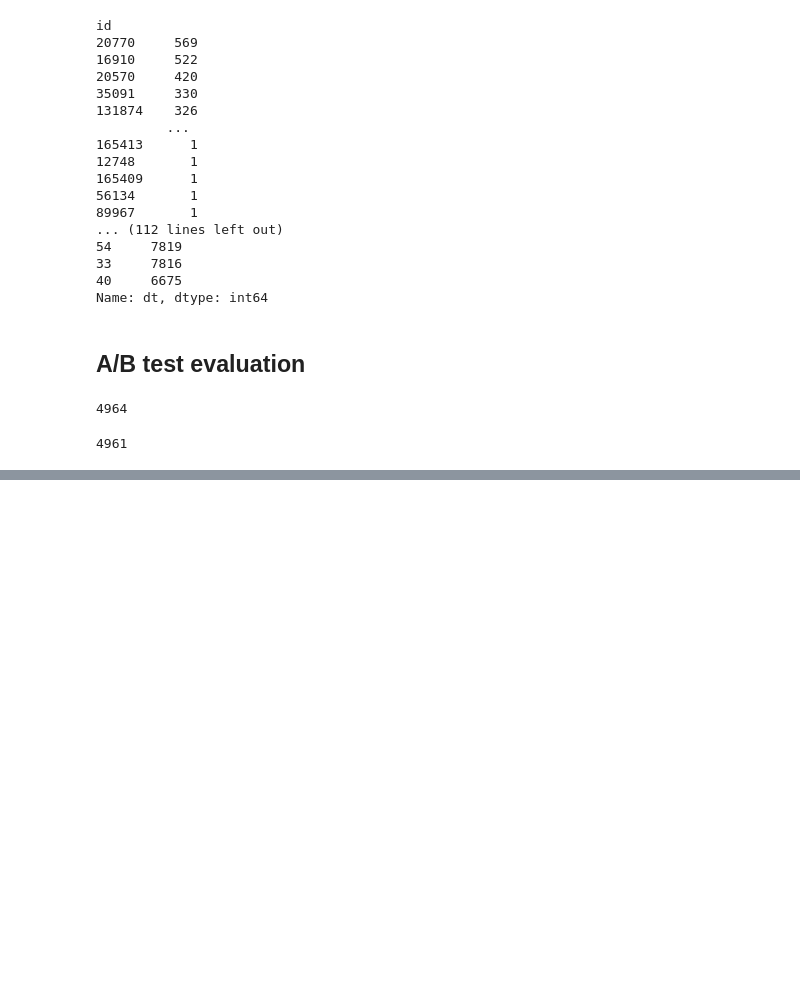
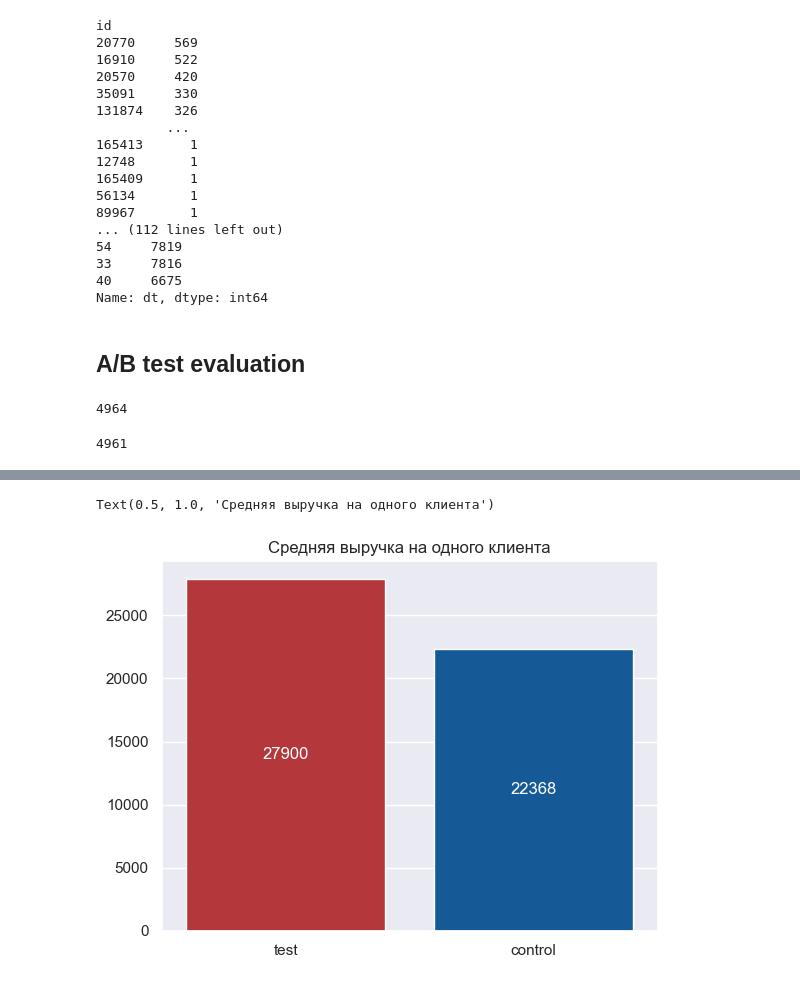
Before and after one commit to Dimayo/sporting_store, a Jupyter notebook: research.ipynb, the cells around one changed output, grey strips where cells are left out. Drawn from its saved outputs; the diff is of its cells as text; code cells hidden in the pictures; blank space fills up the shorter version.

```diff
--- a/research.ipynb
+++ b/research.ipynb
@@ -483,0 +607,8 @@ len(negative_id)
+# %%
+fig,ax = plt.subplots()
+sns.barplot(x = ['test', 'control'], y = [positive_ab['cost'].mean(), negative_ab['cost'].mean()], palette=['#C92228','#005AAB'])
+ax.bar_label(ax.containers[0], fontsize=12, label_type='center', color='white', fmt='%.0f')
+ax.set_title('Средняя выручка на одного клиента')
+# %% [output]
+Text(0.5, 1.0, 'Средняя выручка на одного клиента')
+[figure, added]
```
Also changed, not shown: parts of 18 cells of this notebook.
